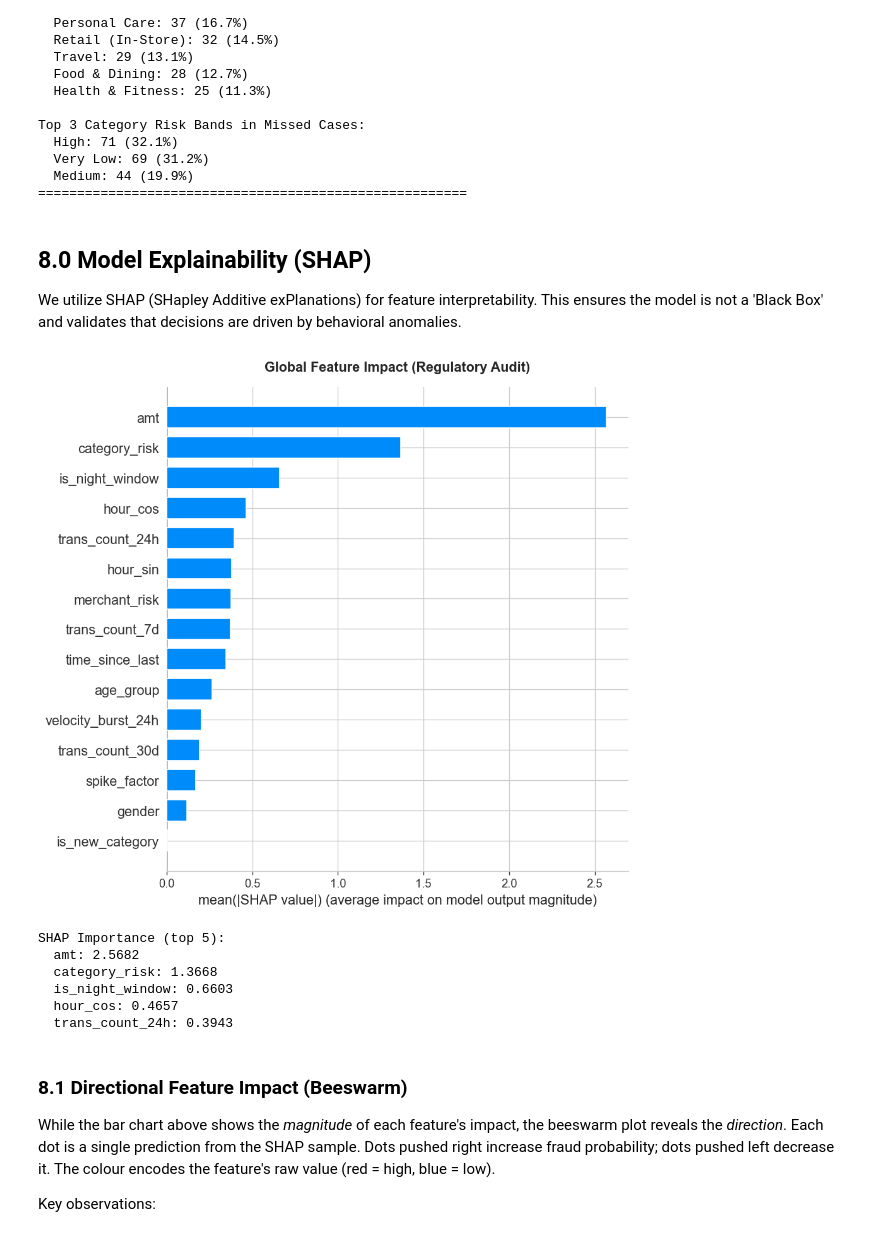
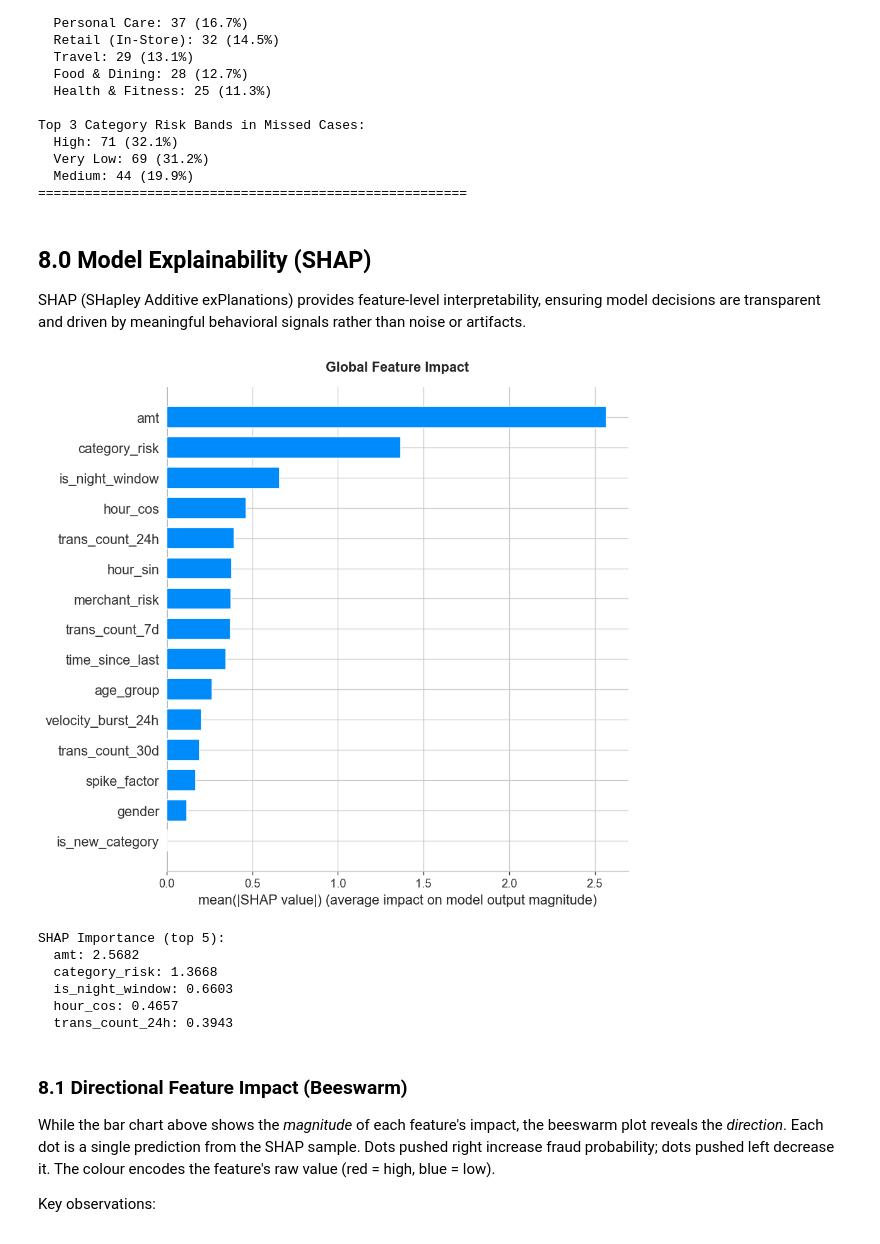
Before and after one commit to MachineheadLearning/fraud-forensics-pipeline, a Jupyter notebook: notebooks/analysis.ipynb, the cells around one changed output. Drawn from its saved outputs; the diff is of its cells as text; code cells hidden in the pictures.

```diff
--- a/notebooks/analysis.ipynb
+++ b/notebooks/analysis.ipynb
@@ -641,7 +661,6 @@ champion_model = XGBClassifier(
     max_depth=6,
     gamma=0.2,
     random_state=42,
-    use_label_encoder=False,
     n_jobs=5
 )
 champion_model.fit(X_train_res, y_train_res)
@@ -810,31 +832,31 @@ Top 3 Category Risk Bands in Missed Cases:
 # %% [markdown]
 ## 8.0 Model Explainability (SHAP)
 
-We utilize SHAP (SHapley Additive exPlanations) for feature interpretability. This ensures the model is not a 'Black Box' and validates that decisions are driven by behavioral anomalies.
+SHAP (SHapley Additive exPlanations) provides feature-level interpretability, ensuring model decisions are transparent and driven by meaningful behavioral signals rather than noise or artifacts.
 # %%
 # Efficiency Constraint: Sample 5,000 rows to prevent explainer timeouts.
 X_shap = shap.utils.sample(X_test, 5000, random_state=42)
 
 explainer = shap.TreeExplainer(champion_model)
 shap_values = explainer.shap_values(X_shap)
 
 # Pre-compute mean |SHAP| per feature for dashboard export (sorted descending)
 shap_importance_dict = dict(sorted(
     zip(X_shap.columns, np.abs(shap_values).mean(axis=0)),
     key=lambda x: x[1], reverse=True
 ))
 
 plt.figure()
 shap.summary_plot(shap_values, X_shap, plot_type='bar', show=False)
-plt.title('Global Feature Impact (Regulatory Audit)', fontsize=13, fontweight='bold', pad=15)
+plt.title('Global Feature Impact', fontsize=13, fontweight='bold', pad=15)
 plt.tight_layout()
 plt.show()
 
 print("\nSHAP Importance (top 5):")
 for feat, val in list(shap_importance_dict.items())[:5]:
     print(f"  {feat}: {val:.4f}")
 # %% [output]
-[figure, old version]
+[figure, new version]
 SHAP Importance (top 5):
   amt: 2.5682
   category_risk: 1.3668
```
Also changed, not shown: parts of 44 cells of this notebook, 1 other file.
